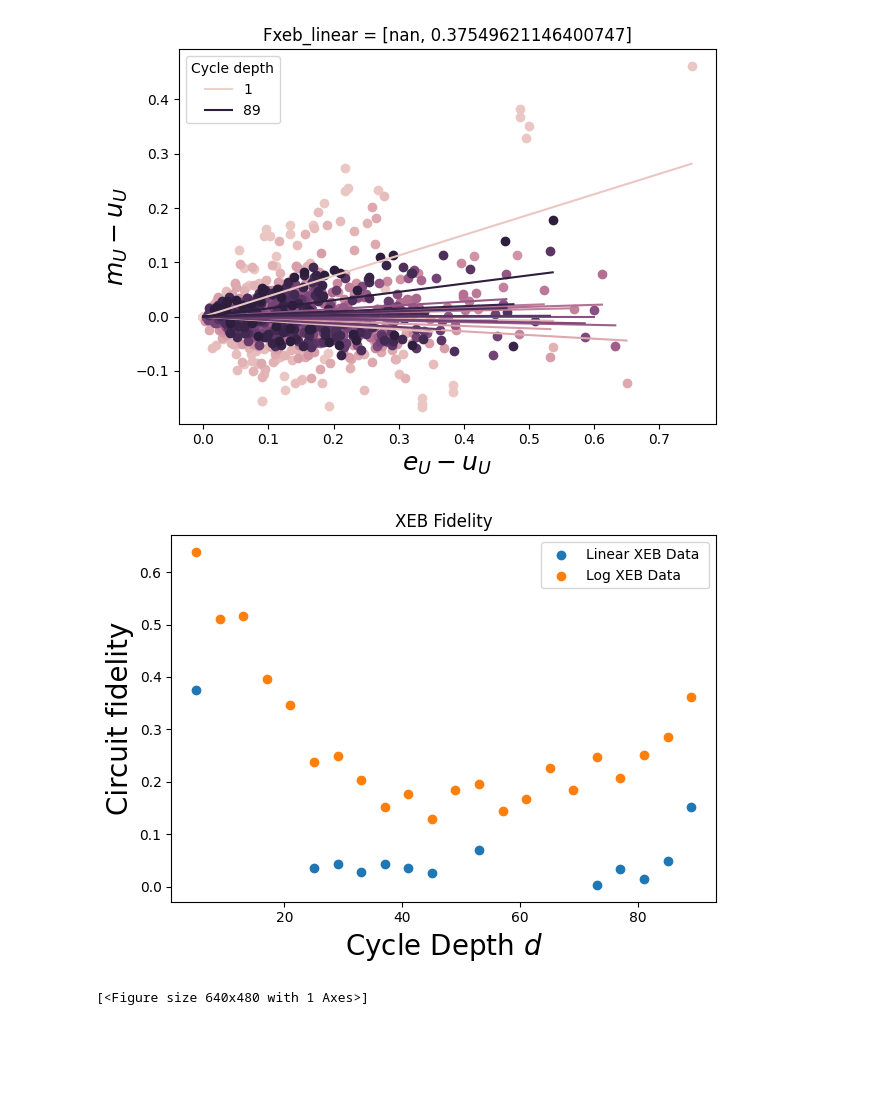
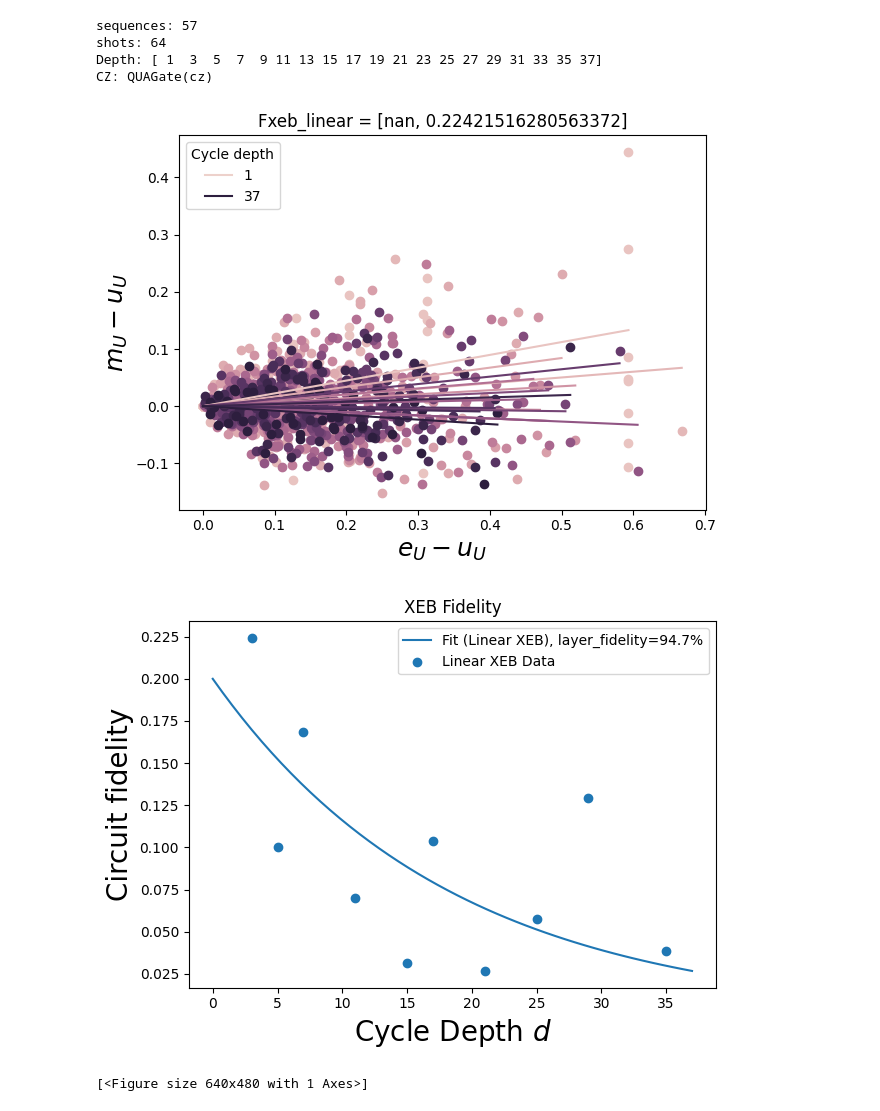
Before and after one commit to asqum/qua-libs, a Jupyter notebook: Quantum-Control-Applications-QuAM/Superconducting/calibrations/26_two_qubit_xeb.ipynb, the cells around one changed output. Cells and saved outputs as stored; diff of their text form; code cells hidden in the pictures; blank space fills up the shorter version.

```diff
--- a/Quantum-Control-Applications-QuAM/Superconducting/calibrations/26_two_qubit_xeb.ipynb
+++ b/Quantum-Control-Applications-QuAM/Superconducting/calibrations/26_two_qubit_xeb.ipynb
@@ -147,7 +145,15 @@ from quam_libs.experiments.two_qubit_xeb import XEBResult, XEBConfig
 # data_path = "xeb_data/QCage_5q4c/2024-12-12/#5_XEB_222653" # full depth, only q1, q3
 # data_path = "xeb_data/QCage_5q4c/2024-12-12/#6_XEB_233229" # 2X full depth, only q1, q3 (2X seqs, shots)
 # data_path = "xeb_data/QCage_5q4c/2024-12-15/#18_XEB_142204" # full depth, all 5q, 2X seqs, shots
-data_path = "xeb_data/QCage_5q4c/2024-12-16/#20_XEB_114036" # q1, q2 with CZ
+# data_path = "xeb_data/QCage_5q4c/2024-12-16/#20_XEB_114036" # q1, q2 with CZ (too many shots, too many depths)
+
+# NOTE: After well-calibrated CZ:
+# data_path = "xeb_data/QCage_5q4c/2025-03-06/#31_XEB_130026" # very low sequences, low shots, skipped depth (good)
+data_path = "xeb_data/QCage_5q4c/2025-03-06/#32_XEB_131853" # s-s-d: 53-32-28/2, q2_q3: low spread but missed a few points
+data_path = "xeb_data/QCage_5q4c/2025-03-06/#33_XEB_132354" # s-s-d: 64-32-36/3, q2_q3: better fit but missed a few points
+# data_path = "xeb_data/QCage_5q4c/2025-03-06/#34_XEB_132736" # s-s-d: 64-40-90/3, q2_q3: longer depth is worse
+# data_path = "xeb_data/QCage_5q4c/2025-03-06/#35_XEB_133000" # s-s-d: 42-32-60/3, q2_q3: this depth is better but still larger spread
+# data_path = "xeb_data/QCage_5q4c/2025-03-06/#37_XEB_133312" # s-s-d: 32-32-28/2, q2_q3: good but missed a few points
 
 
 # result = XEBResult.from_data(data_path, disjoint_processing=True)
@@ -156,5 +162,3 @@ result = XEBResult.from_data(data_path)
 result.plot_state_heatmap()
 
 xeb_config = result.xeb_config
-target_qubits = xeb_config.qubits
-print(target_qubits)
@@ -163,12 +168,27 @@ xeb.qubits
+# %%
+# print(xeb.qubits)
+
+# saved config:
+target_qubits = xeb_config.qubits
+print("sequences: %s" %xeb_config.seqs)
+print("shots: %s" %xeb_config.n_shots)
+print("Depth: %s" %xeb_config.depths)
+print("CZ: %s" %xeb_config.two_qb_gate)
+# print("Qubits: %s" % ", ".join([q for q in target_qubits]))
+# %% [output]
+sequences: 57
+shots: 64
+Depth: [ 1  3  5  7  9 11 13 15 17 19 21 23 25 27 29 31 33 35 37]
+CZ: QUAGate(cz)
 # %%
 # Compute Fidelities:
 result.plot_records()
 # %% [output]
-[figure, old version]
+[figure, new version]
 # %%
-result.plot_fidelities(True, True, separate_plots=False)
+result.plot_fidelities(True, False, separate_plots=True)
 # %% [output]
-[figure, old version]
+[figure, new version]
 [<Figure size 640x480 with 1 Axes>]
 # %%
 # Debugging:
```
Also changed, not shown: parts of 12 cells of this notebook, 18 other files.
